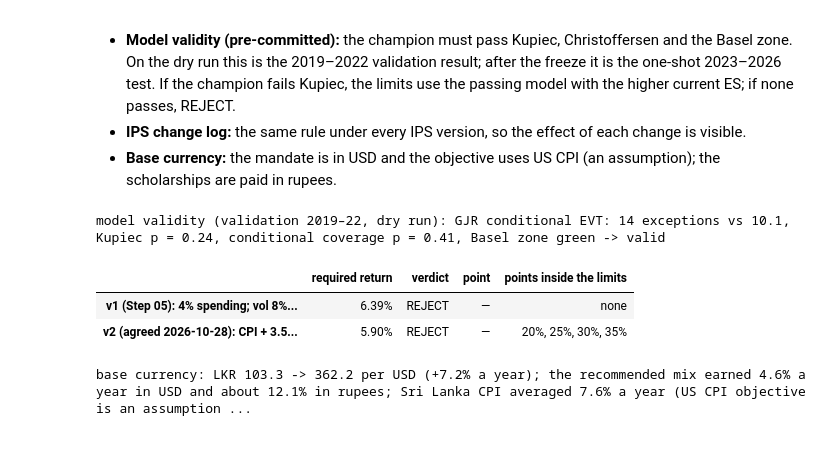
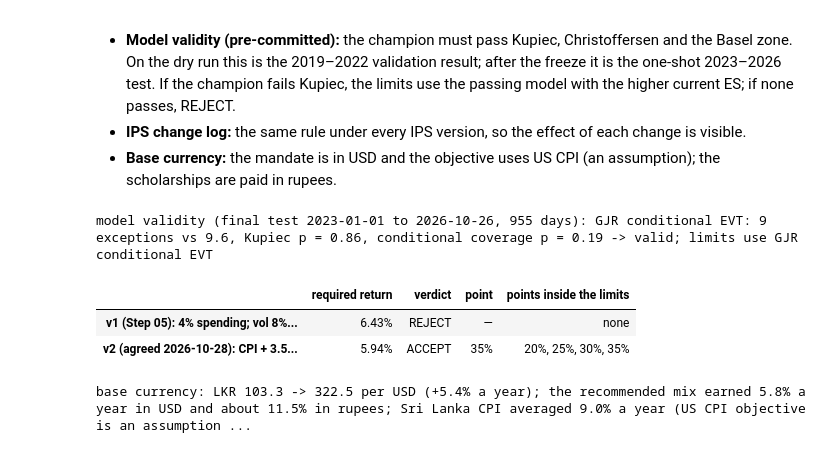
Before and after one commit to Pasidu-Mihiranga/QuantEdge, a Jupyter notebook: notebooks/06_decision.ipynb, the cells around one changed output. Saved outputs shown, nothing was run; the diff lists cells and outputs as text; code cells hidden in the pictures.

```diff
--- a/notebooks/06_decision.ipynb
+++ b/notebooks/06_decision.ipynb
@@ -660,7 +660,7 @@ required return  notebook 5.90% | pipeline 5.90%
 import subprocess
 import yaml
 
-DECISION_DATE = "2022-12-31"   # dry run. After the tag methodology-freeze-v1: "2026-10-26" (D7), then run once
+DECISION_DATE = "2026-10-26"   # D7 decision date (real run, after the tag methodology-freeze-v1). Dry run: "2022-12-31"
 LOCK = {"spending": 0.03, "growth": 0.005, "budget": 0.25, "adjust_pp": 0.05, "erp": 0.045, "spread": 0.005,
         "es_share_cap": 0.40}                                     # doc/decisions/inputs_lock.md (D1, D2, D4, D8)
 ips_cfg = yaml.safe_load((ROOT / "config.yaml").read_text())["ips"]
@@ -727,7 +727,9 @@ consistency: nominal − breakeven = 1.58% vs TIPS 1.58% (gap 0 bp)
 For each equity share: minimum-variance weights (Ledoit-Wolf, 756 days, D3 caps); forward return against the requirement; volatility and 99% ES **through the cycle** (2004–2018, including the GFC); the worst historical crisis loss and the hypothetical scenario loss (notebook 05's stress betas and the agreed liquidity day), both with today's weights; the D2 loss = the worse of the two; income; the largest Euler ES share (D8). The volatility and ES limits are then **recalibrated mechanically** from the 25% budget at this date (D2), never typed in.
 # %%
 EVID = ROOT / "notebooks" / "evidence"
-bh = pd.read_csv(EVID / "05_stress_betas.csv", index_col=0)
+bh_file = EVID / f"05_stress_betas_{RB.index[-1].date()}.csv"
+assert bh_file.exists(), f"run notebook 05 with data to {RB.index[-1].date()} first"
+bh = pd.read_csv(bh_file, index_col=0)
 assert bh["data_end"].iloc[0] == str(RB.index[-1].date()), "rerun notebook 05 on the same data first"
 scen = pd.read_csv(EVID / "05_scenario.csv", index_col=0)["shock"]
 LIQ = float(scen.pop("AGG liquidity day"))
@@ -969,39 +977,44 @@ after sizing, still inside every limit: True
 - **IPS change log:** the same rule under every IPS version, so the effect of each change is visible.
 - **Base currency:** the mandate is in USD and the objective uses US CPI (an assumption); the scholarships are paid in rupees.
 # %%
-val = pd.read_parquet(ART / "backtest_selection_val_500.parquet")
 champ = json.loads((ART / "champion.json").read_text())["champion"]
-ch = val.loc[champ]
-print(f"model validity ({'validation 2019–22, dry run' if D <= pd.Timestamp(END) else 'final test'}): {champ}: "
-      f"{int(ch.exceptions)} exceptions vs {ch.expected:.1f}, Kupiec p = {ch.kupiec_p:.2f}, conditional coverage p = {ch.cc_p:.2f}, "
-      f"Basel zone {ch.full_period_zone} -> {'valid' if ch.passes else 'NOT valid'}")
+if D <= pd.Timestamp(END):                              # dry run: the validation record
+    ch = pd.read_parquet(ART / "backtest_selection_val_500.parquet").loc[champ]
+    print(f"model validity (validation 2019–22, dry run): {champ}: {int(ch.exceptions)} exceptions vs {ch.expected:.1f}, "
+          f"Kupiec p = {ch.kupiec_p:.2f}, conditional coverage p = {ch.cc_p:.2f} -> {'valid' if ch.passes else 'NOT valid'}")
+else:                                                   # real run: the one-shot final test (spec §5 step 7)
+    fr = json.loads((ART / "final_test_result.json").read_text())
+    ch = pd.read_parquet(ART / "final_test_scores.parquet").loc[champ]
+    print(f"model validity (final test {fr['test_start']} to {fr['test_end']}, {fr['days']} days): {champ}: "
+          f"{int(ch.exceptions)} exceptions vs {0.01 * fr['days']:.1f}, Kupiec p = {ch.kupiec_p:.2f}, conditional coverage p = {ch.cc_p:.2f} "
+          f"-> {'valid' if ch.passes else 'NOT valid'}; limits use {fr['limits_model']}")
 
 def rule(spending, limits):
     """Spec §5 under an IPS version; `limits` = (crisis budget, volatility limit or None, ES limit or None)."""
     req = (1 + spending) * (1 + LOCK["growth"] if spending == LOCK["spending"] else 1) * (1 + piB) - 1
     budget, vmax, emax = limits
     inside = lambda k, b: (sc.loc[k, "D2 loss"] <= b + 1e-9 and (vmax is None or sc.loc[k, "vol (through the cycle)"] <= vmax + 1e-9)
                            and (emax is None or sc.loc[k, "99% ES (through the cycle)"] <= emax + 1e-9))
     okv = [k for k in sc.index if sc.loc[k, "forward return"] >= req and inside(k, budget)]
     if okv: return req, "ACCEPT", okv[0], ", ".join(k for k in sc.index if inside(k, budget)) or "none"
     nr = [k for k in sc.index if sc.loc[k, "forward return"] >= req and sc.loc[k, "D2 loss"] <= budget + LOCK["adjust_pp"] + 1e-9]
     return req, ("ADJUST" if nr else "REJECT"), (nr[0] if nr else "—"), ", ".join(k for k in sc.index if inside(k, budget)) or "none"
 versions = {"v1 (Step 05): 4% spending; vol 8%, crisis 20%, ES 1.5%": (0.04, (0.20, 0.08, 0.015)),
             "v2 (agreed 2026-10-28): CPI + 3.5%; crisis 25%, limits from D2": (LOCK["spending"], (LOCK["budget"], LIMB["volatility limit"], LIMB["99% ES limit"]))}
 log = pd.DataFrame({k: dict(zip(["required return", "verdict", "point", "points inside the limits"], rule(*v))) for k, v in versions.items()}).T
 display(log.style.format({"required return": "{:.2%}"}))
 
 fx = pd.read_parquet(RAW / "fx_LKR_X.parquet").iloc[:, 0]; fx = fx.loc[fx.index < D].dropna()
 lk = pd.read_parquet(RAW / "ctx_FPCPITOTLZGLKA.parquet").iloc[:, 0]
 port_usd = float(np.prod(1 + RB.loc["2005-01-01":] @ W_FINAL) ** (252 / len(RB.loc["2005-01-01":])) - 1)
 fx_ann = (fx.iloc[-1] / fx.loc["2005-01-01":].iloc[0]) ** (365.25 / (fx.index[-1] - fx.loc["2005-01-01":].index[0]).days) - 1
 print(f"base currency: LKR {fx.loc['2005-01-01':].iloc[0]:.1f} -> {fx.iloc[-1]:.1f} per USD ({fx_ann:+.1%} a year); "
       f"the recommended mix earned {port_usd:.1%} a year in USD and about {(1 + port_usd) * (1 + fx_ann) - 1:.1%} in rupees; "
       f"Sri Lanka CPI averaged {lk.loc['2005':str(D.year - 1)].mean():.1f}% a year (US CPI objective is an assumption)")
 # %% [output]
-model validity (validation 2019–22, dry run): GJR conditional EVT: 14 exceptions vs 10.1, Kupiec p = 0.24, conditional coverage p = 0.41, Basel zone green -> valid
+model validity (final test 2023-01-01 to 2026-10-26, 955 days): GJR conditional EVT: 9 exceptions vs 9.6, Kupiec p = 0.86, conditional coverage p = 0.19 -> valid; limits use GJR conditional EVT
 |  | required return | verdict | point | points inside the limits |
-| v1 (Step 05): 4% spending; vol 8%... | 6.39% | REJECT | — | none |
-| v2 (agreed 2026-10-28): CPI + 3.5... | 5.90% | REJECT | — | 20%, 25%, 30%, 35% |
+| v1 (Step 05): 4% spending; vol 8%... | 6.43% | REJECT | — | none |
+| v2 (agreed 2026-10-28): CPI + 3.5... | 5.94% | ACCEPT | 35% | 20%, 25%, 30%, 35% |
-base currency: LKR 103.3 -> 362.2 per USD (+7.2% a year); the recommended mix earned 4.6% a year in USD and about 12.1% in rupees; Sri Lanka CPI averaged 7.6% a year (US CPI objective is an assumption ...
+base currency: LKR 103.3 -> 322.5 per USD (+5.4% a year); the recommended mix earned 5.8% a year in USD and about 11.5% in rupees; Sri Lanka CPI averaged 9.0% a year (US CPI objective is an assumption ...
 # %% [markdown]
```
Also changed, not shown: parts of 8 cells of this notebook, 4 other files.
